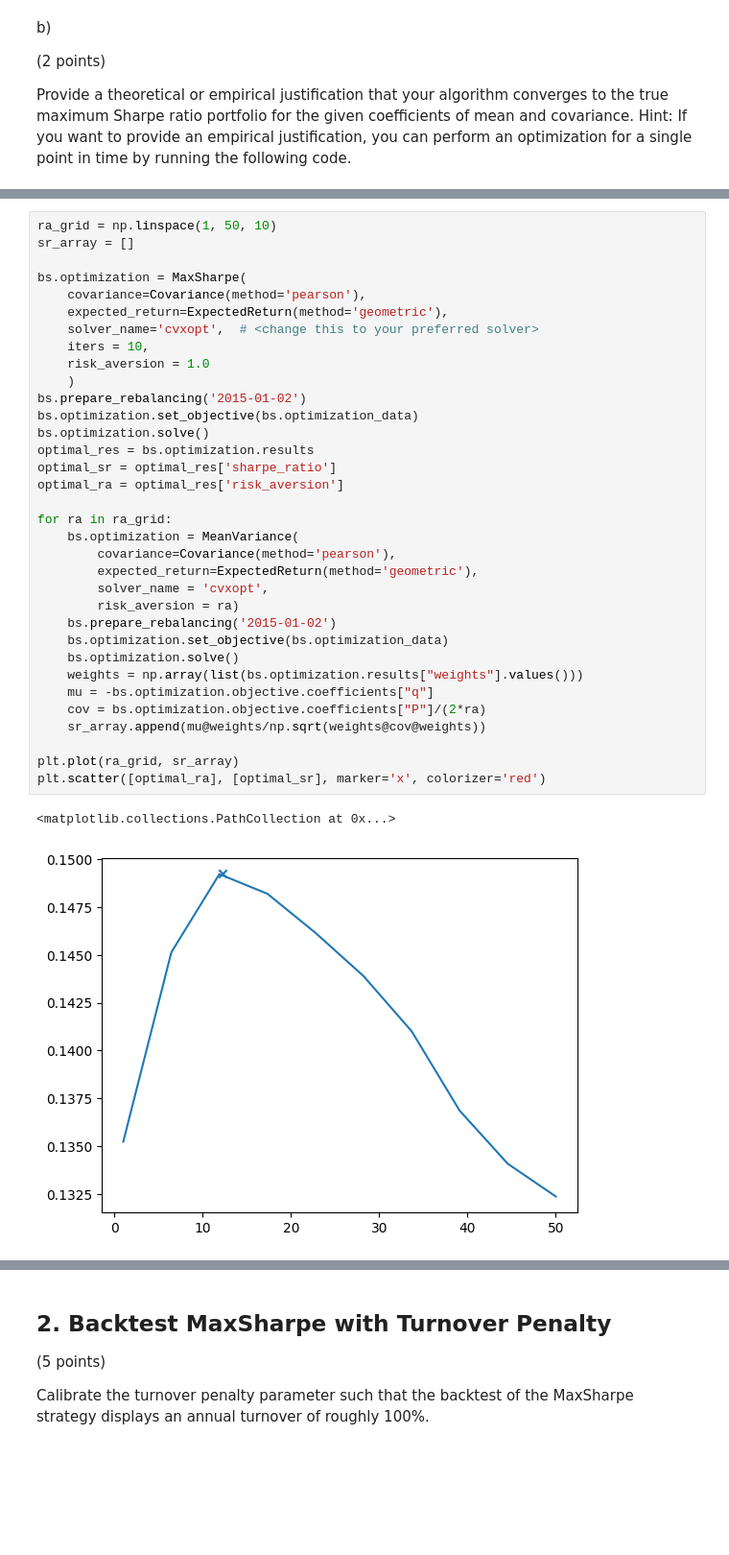
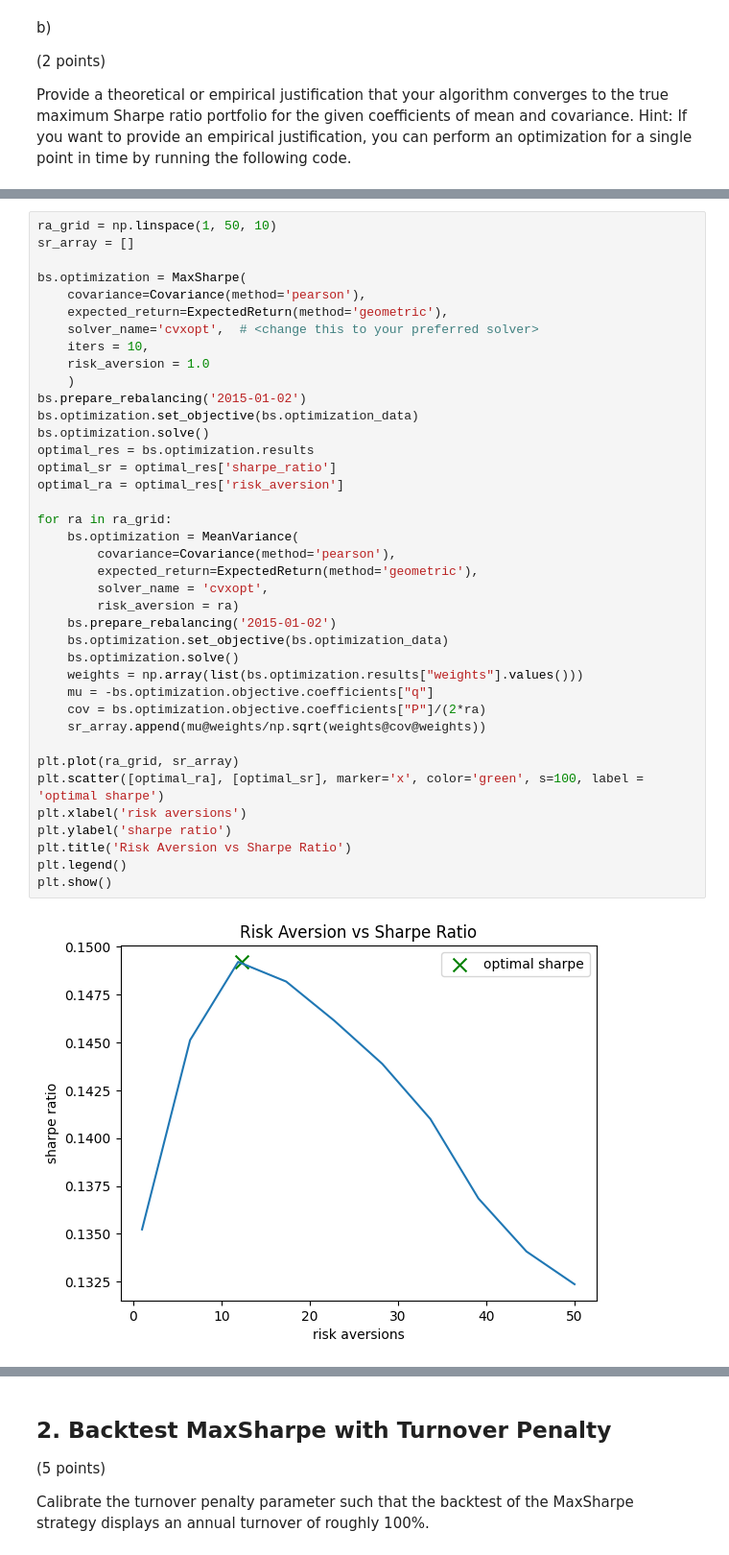
Before and after one commit to N-Kelly/qpmwp-course, a Jupyter notebook: assignments/assignment_4.ipynb, the cells around one changed output, grey strips where cells are left out. Shown: that part at 96% size. Drawn from its saved outputs; the diff is of its cells as text; blank space fills up the shorter version.

```diff
--- a/assignments/assignment_4.ipynb
+++ b/assignments/assignment_4.ipynb
@@ -218,33 +208,37 @@ sr_array = []
 bs.optimization = MaxSharpe(
     covariance=Covariance(method='pearson'),
     expected_return=ExpectedReturn(method='geometric'),
     solver_name='cvxopt',  # <change this to your preferred solver>
     iters = 10,
     risk_aversion = 1.0
     )
 bs.prepare_rebalancing('2015-01-02')
 bs.optimization.set_objective(bs.optimization_data)
 bs.optimization.solve()
 optimal_res = bs.optimization.results
 optimal_sr = optimal_res['sharpe_ratio']
 optimal_ra = optimal_res['risk_aversion']
 
 for ra in ra_grid:
     bs.optimization = MeanVariance(
         covariance=Covariance(method='pearson'),
         expected_return=ExpectedReturn(method='geometric'),
         solver_name = 'cvxopt',
         risk_aversion = ra)
     bs.prepare_rebalancing('2015-01-02')
     bs.optimization.set_objective(bs.optimization_data)
     bs.optimization.solve()
     weights = np.array(list(bs.optimization.results["weights"].values()))
     mu = -bs.optimization.objective.coefficients["q"]
     cov = bs.optimization.objective.coefficients["P"]/(2*ra)
     sr_array.append(mu@weights/np.sqrt(weights@cov@weights))
 
 plt.plot(ra_grid, sr_array)
-plt.scatter([optimal_ra], [optimal_sr], marker='x', colorizer='red')
+plt.scatter([optimal_ra], [optimal_sr], marker='x', color='green', s=100, label = 'optimal sharpe')
+plt.xlabel('risk aversions')
+plt.ylabel('sharpe ratio')
+plt.title('Risk Aversion vs Sharpe Ratio')
+plt.legend()
+plt.show()
 # %% [output]
-<matplotlib.collections.PathCollection at 0x...>
-[figure, old version]
+[figure, new version]
```
Also changed, not shown: parts of 6 cells of this notebook.
